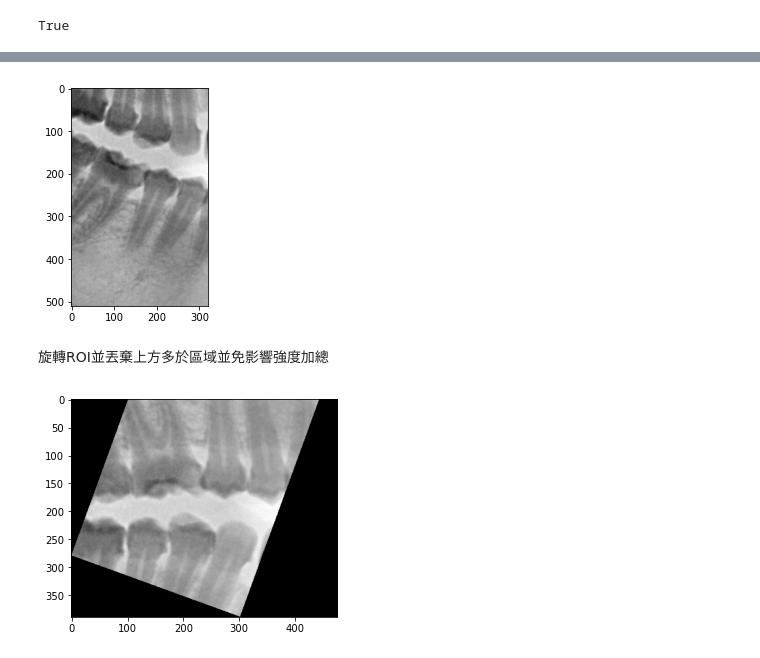
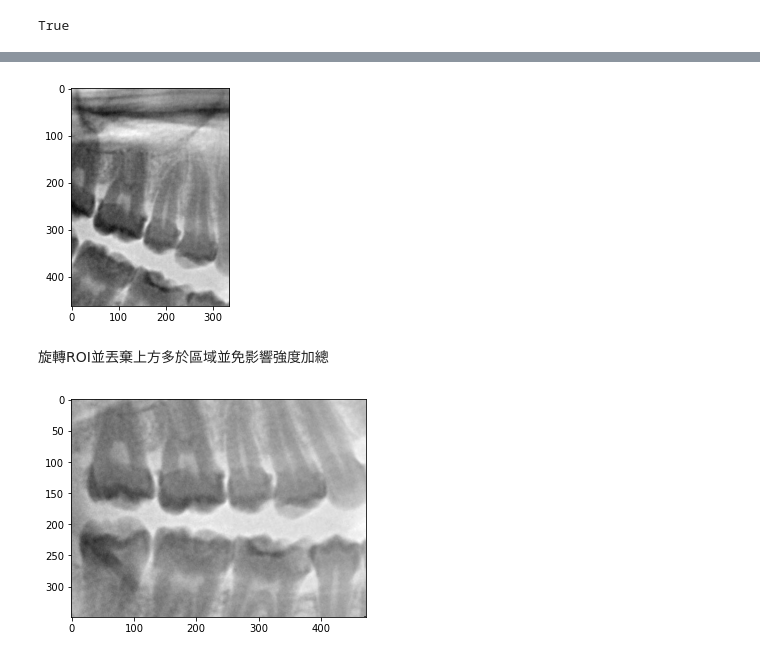
Before and after one commit to alan8365/dentist-CV, a Jupyter notebook: edge/gum_jaw_separation_demo.ipynb, the cells around one changed output, grey strips where cells are left out. Cells and saved outputs as stored; diff of their text form; code cells hidden in the pictures.

```diff
--- a/edge/gum_jaw_separation_demo.ipynb
+++ b/edge/gum_jaw_separation_demo.ipynb
@@ -24,25 +42,18 @@ data_dir = Path(os.getenv('DATASET_DIR')) / 'phase-2'
 # %%
-get_random = False
-# get_random = True
-
-image_names = list(data_dir.glob('00008026.jpg'))
-image_path = image_names[0]
-roi_index = 3
-
-filename = image_path.stem
-
+roi_index = 0
 # im_g, flag, tooth_position = quick_get_roi(image_name=image_path, model=model, roi_index=roi_index)
-im_g, flag, tooth_position, *_ = quick_get_roi(image_name=image_path, model=None, roi_index=roi_index, random_sample=get_random, image_dir=data_dir)
+im_g, flag, tooth_position, teeth_roi_split_teeth, target_roi = quick_get_roi(image_name=image_path, model=None, roi_index=roi_index, random_sample=get_random, image_dir=data_dir)
 
 plt.imshow(1 - im_g, cmap='gray')
 plt.show()
 # %% [output]
-[figure, old version]
+[figure, new version]
 # %% [markdown]
 旋轉ROI並丟棄上方多於區域並免影響強度加總
 # %%
 theta = get_rotation_angle(im_g, flag=flag, tooth_position=tooth_position)
-source = ndimage.rotate(im_g, theta, reshape=True, cval=255)
+source = fill_rotate(im, target_roi['xyxy'], theta)
+# source = ndimage.rotate(im_g, theta, reshape=True, cval=255)
 
 margin = 30
 padding = 200  # * abs(theta) // 10 + 1
@@ -55,7 +66,7 @@ source = source[padding:, :]
 plt.imshow(1 - source, cmap='gray')
 plt.show()
 # %% [output]
-[figure, old version]
+[figure, new version]
 # %%
 height, width = source.shape
 
```
Also changed, not shown: parts of 7 cells of this notebook, 9 other files.
